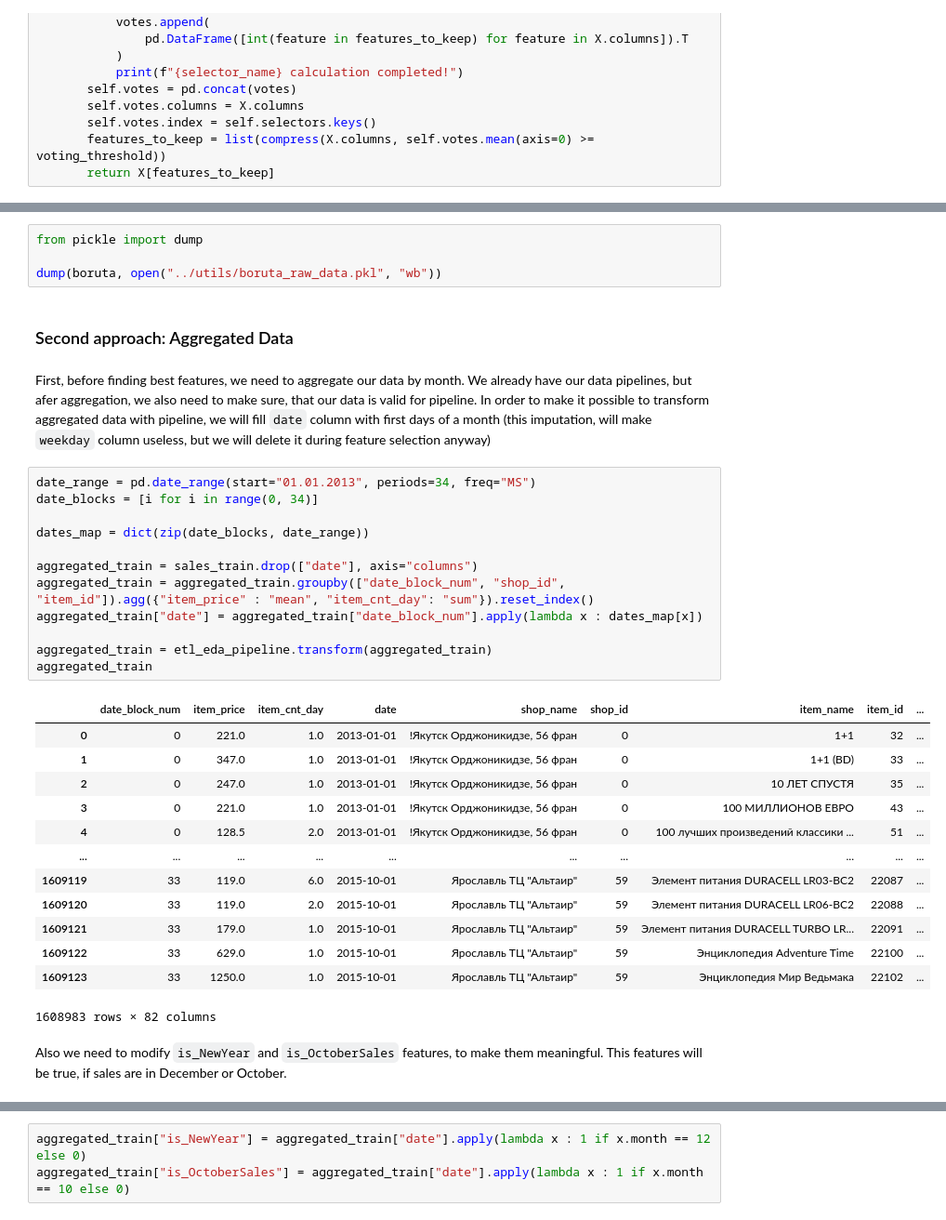
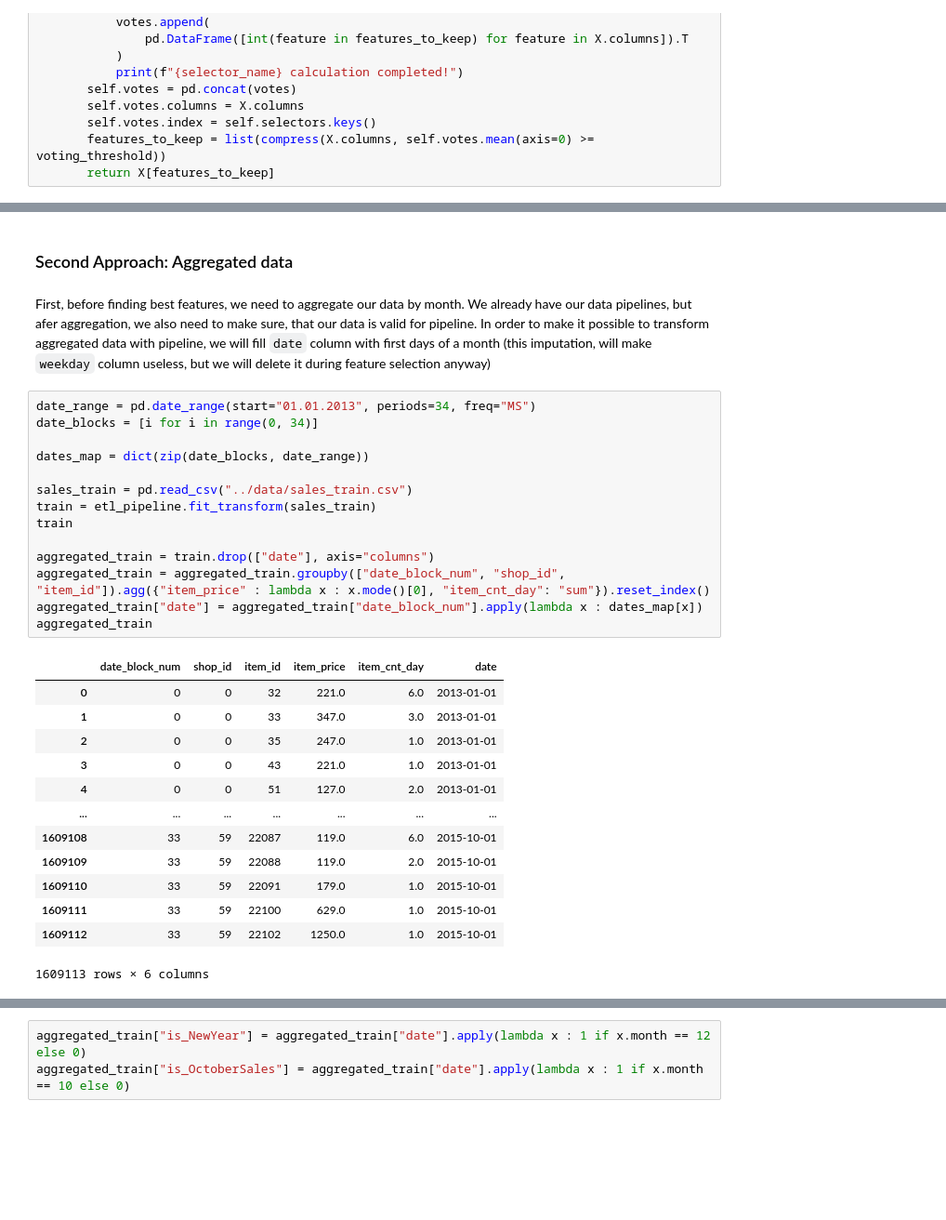
Before and after one commit to awkwarrd/ds-project-milad-almasri, a Jupyter notebook: notebooks/base_modeling.ipynb, the cells around one changed output, grey strips where cells are left out. Shown at 93% size. Drawn from its saved outputs; the diff is of its cells as text; blank space fills up the shorter version.

```diff
--- a/notebooks/base_modeling.ipynb
+++ b/notebooks/base_modeling.ipynb
@@ -467,36 +368,32 @@ KeyboardInterrupt:
-# %%
-from pickle import dump
-
-dump(boruta, open("../utils/boruta_raw_data.pkl", "wb"))
 # %% [markdown]
-### Second approach: Aggregated Data
+### Second Approach: Aggregated data
 # %% [markdown]
 First, before finding best features, we need to aggregate our data by month. We already have our data pipelines, but afer aggregation, we also need to make sure, that our data is valid for pipeline. In order to make it possible to transform aggregated data with pipeline, we will fill `date` column with first days of a month (this imputation, will make `weekday` column useless, but we will delete it during feature selection anyway)
 # %%
 date_range = pd.date_range(start="01.01.2013", periods=34, freq="MS")
 date_blocks = [i for i in range(0, 34)]
 
 dates_map = dict(zip(date_blocks, date_range))
 
-aggregated_train = sales_train.drop(["date"], axis="columns")
-aggregated_train = aggregated_train.groupby(["date_block_num", "shop_id", "item_id"]).agg({"item_price" : "mean", "item_cnt_day": "sum"}).reset_index()
+sales_train = pd.read_csv("../data/sales_train.csv")
+train = etl_pipeline.fit_transform(sales_train)
+train
+
+aggregated_train = train.drop(["date"], axis="columns")
+aggregated_train = aggregated_train.groupby(["date_block_num", "shop_id", "item_id"]).agg({"item_price" : lambda x : x.mode()[0], "item_cnt_day": "sum"}).reset_index()
 aggregated_train["date"] = aggregated_train["date_block_num"].apply(lambda x : dates_map[x])
-
-aggregated_train = etl_eda_pipeline.transform(aggregated_train)
 aggregated_train
 # %% [output]
-|  | date_block_num | item_price | item_cnt_day | date | shop_name | shop_id | item_name | item_id | ... |
-| 0 | 0 | 221.0 | 1.0 | 2013-01-01 | !Якутск Орджоникидзе, 56 фран | 0 | 1+1 | 32 | ... |
-| 1 | 0 | 347.0 | 1.0 | 2013-01-01 | !Якутск Орджоникидзе, 56 фран | 0 | 1+1 (BD) | 33 | ... |
-| 2 | 0 | 247.0 | 1.0 | 2013-01-01 | !Якутск Орджоникидзе, 56 фран | 0 | 10 ЛЕТ СПУСТЯ | 35 | ... |
-| 3 | 0 | 221.0 | 1.0 | 2013-01-01 | !Якутск Орджоникидзе, 56 фран | 0 | 100 МИЛЛИОНОВ ЕВРО | 43 | ... |
-| 4 | 0 | 128.5 | 2.0 | 2013-01-01 | !Якутск Орджоникидзе, 56 фран | 0 | 100 лучших произведений классики ... | 51 | ... |
-| ... | ... | ... | ... | ... | ... | ... | ... | ... | ... |
-| 1609119 | 33 | 119.0 | 6.0 | 2015-10-01 | Ярославль ТЦ "Альтаир" | 59 | Элемент питания DURACELL LR03-BC2 | 22087 | ... |
-| 1609120 | 33 | 119.0 | 2.0 | 2015-10-01 | Ярославль ТЦ "Альтаир" | 59 | Элемент питания DURACELL LR06-BC2 | 22088 | ... |
-| 1609121 | 33 | 179.0 | 1.0 | 2015-10-01 | Ярославль ТЦ "Альтаир" | 59 | Элемент питания DURACELL TURBO LR... | 22091 | ... |
-| 1609122 | 33 | 629.0 | 1.0 | 2015-10-01 | Ярославль ТЦ "Альтаир" | 59 | Энциклопедия Adventure Time | 22100 | ... |
-| 1609123 | 33 | 1250.0 | 1.0 | 2015-10-01 | Ярославль ТЦ "Альтаир" | 59 | Энциклопедия Мир Ведьмака | 22102 | ... |
+|  | date_block_num | shop_id | item_id | item_price | item_cnt_day | date |
+| 0 | 0 | 0 | 32 | 221.0 | 6.0 | 2013-01-01 |
+| 1 | 0 | 0 | 33 | 347.0 | 3.0 | 2013-01-01 |
+| 2 | 0 | 0 | 35 | 247.0 | 1.0 | 2013-01-01 |
+| 3 | 0 | 0 | 43 | 221.0 | 1.0 | 2013-01-01 |
+| 4 | 0 | 0 | 51 | 127.0 | 2.0 | 2013-01-01 |
+| ... | ... | ... | ... | ... | ... | ... |
+| 1609108 | 33 | 59 | 22087 | 119.0 | 6.0 | 2015-10-01 |
+| 1609109 | 33 | 59 | 22088 | 119.0 | 2.0 | 2015-10-01 |
+| 1609110 | 33 | 59 | 22091 | 179.0 | 1.0 | 2015-10-01 |
+| 1609111 | 33 | 59 | 22100 | 629.0 | 1.0 | 2015-10-01 |
+| 1609112 | 33 | 59 | 22102 | 1250.0 | 1.0 | 2015-10-01 |
-1608983 rows × 82 columns
+1609113 rows × 6 columns
-# %% [markdown]
-Also we need to modify `is_NewYear` and `is_OctoberSales` features, to make them meaningful. This features will be true, if sales are in December or October.
```
Also changed, not shown: parts of 66 cells of this notebook, 7 other files.
